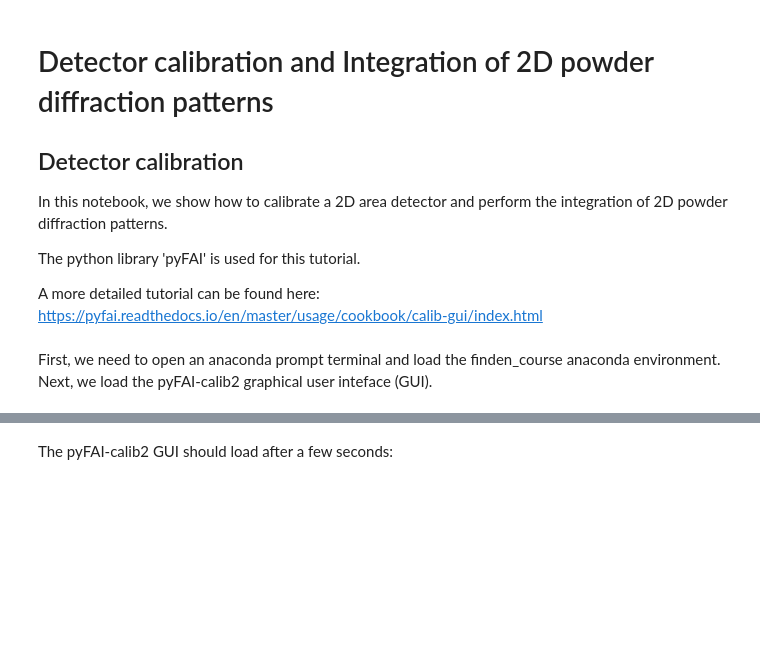
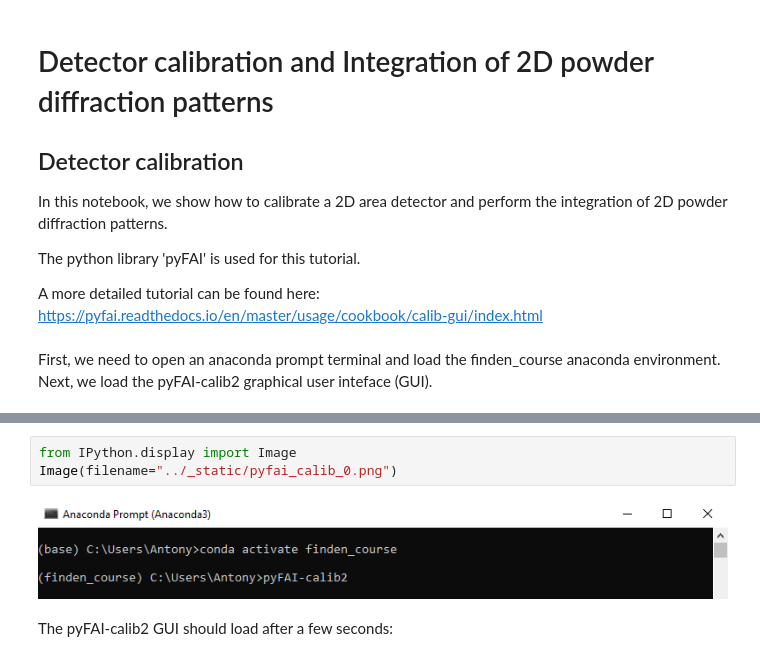
Before and after one commit to antonyvam/nDTomo, a Jupyter notebook: docs/source/notebooks/Detector_calibration_Integration_of_2D_powder_diffraction.ipynb, the cells around one changed output, grey strips where cells are left out. Cells and saved outputs as stored; diff of their text form; blank space fills up the shorter version.

```diff
--- a/docs/source/notebooks/Detector_calibration_Integration_of_2D_powder_diffraction.ipynb
+++ b/docs/source/notebooks/Detector_calibration_Integration_of_2D_powder_diffraction.ipynb
@@ -16,2 +14,7 @@ Next, we load the pyFAI-calib2 graphical user inteface (GUI).
+# %%
+from IPython.display import Image
+Image(filename="../_static/pyfai_calib_0.png")
+# %% [output]
+[figure, added]
 # %% [markdown]
 The pyFAI-calib2 GUI should load after a few seconds:
```
Also changed, not shown: parts of 3 cells of this notebook.
